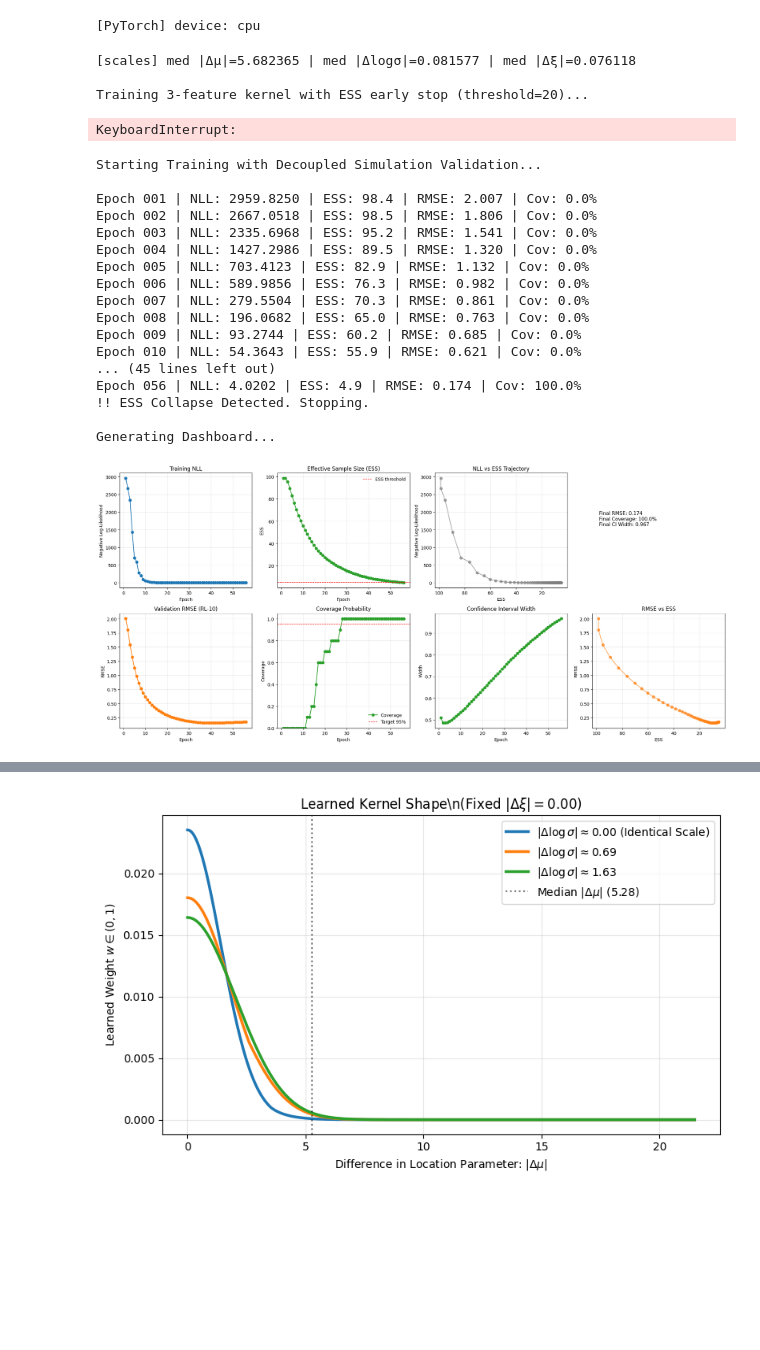
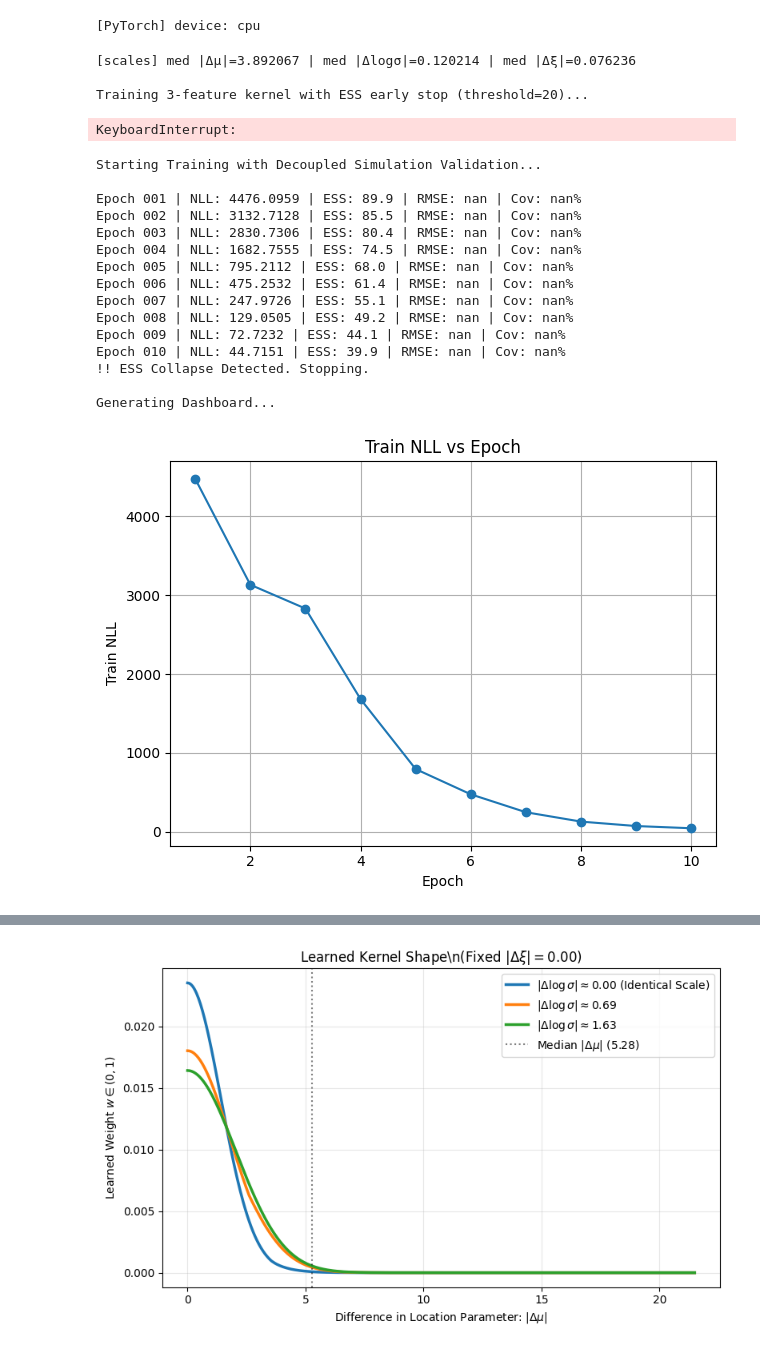
Before and after one commit to RPGSynth/EVT_Univariate, a Jupyter notebook: EVT_Classes/SIM/sim.ipynb, the cells around one changed output, grey strips where cells are left out. Drawn from its saved outputs; the diff is of its cells as text; code cells hidden in the pictures; blank space fills up the shorter version.

```diff
--- a/EVT_Classes/SIM/sim.ipynb
+++ b/EVT_Classes/SIM/sim.ipynb
@@ -21,7 +20,7 @@ import Refactor.gevPackage as gev
 #from EVT_Classes.GEV import GEV
 # %%
 gen_kwargs = dict(n_lat=10, n_lon=10, n_time=100,
-                  beta_mu0=70, beta_mu_t=0, beta_ls0=np.log(11.0),beta_ls_s=np.log(1),beta_mu_s=20,xi_noise=False,xi_noise_amp=0.05)
+                  beta_mu0=70, beta_mu_t=0, beta_ls0=np.log(11.0),beta_ls_s=np.log(2),beta_mu_s=30,xi_noise=False,xi_noise_amp=0.05)
 
 data, meta = generate_gev_dataset_linear(**gen_kwargs,)
 plot_random_time_series(data, meta)
@@ -988,7 +1185,7 @@ plt.grid(True)
 plt.tight_layout()
 plt.show()
 # %% [output]
-[scales] med |Δμ|=5.682365 | med |Δlogσ|=0.081577 | med |Δξ|=0.076118
+[scales] med |Δμ|=3.892067 | med |Δlogσ|=0.120214 | med |Δξ|=0.076236
 
 Training 3-feature kernel with ESS early stop (threshold=20)...
 KeyboardInterrupt:
@@ -1001,7 +1198,7 @@ from scipy.stats import genextreme
 import time
 
 # toggles
-DO_SIM_VALIDATION = True
+DO_SIM_VALIDATION = False
 
 # ==============================================================================
 # 2. Setup & Initialization
@@ -1010,11 +1207,11 @@ device = torch.device("cuda" if torch.cuda.is_available() else "cpu")
 
 # --- Hyperparameters ---
 K_SAMPLES = 1000
-epochs = 300
+epochs = 60
 batch_size_space = 100
 lr = 1e-4
 patience = 300
-ESS_MIN_THRESHOLD = 1
+ESS_MIN_THRESHOLD = 40
 ESS_SAMPLE_Q = 256
 
 # --- Validation Config ---
@@ -1250,46 +1447,44 @@ if DO_SIM_VALIDATION:
     axes[1,2].plot(ep_arr, hist["width"], color="tab:green", marker="o", linewidth=1.5)
     axes[1,2].set_title("Confidence Interval Width")
     axes[1,2].set_xlabel("Epoch")
     axes[1,2].set_ylabel("Width")
     axes[1,2].grid(alpha=0.3)
 
     axes[1,3].plot(hist["ess"], hist["rmse"], color="tab:blue", marker="o", alpha=0.7, linewidth=1.5)
     axes[1,3].set_title("RMSE vs ESS")
     axes[1,3].set_xlabel("ESS")
     axes[1,3].set_ylabel("RMSE")
     axes[1,3].invert_xaxis()
     axes[1,3].grid(alpha=0.3)
 
 
     plt.tight_layout()
     plt.show()
 else:
     ep_arr = np.arange(1, len(hist["nll"]) + 1)
     plt.figure()
     plt.plot(ep_arr, hist["nll"], marker="o")
     plt.xlabel("Epoch"); plt.ylabel("Train NLL")
     plt.title("Train NLL vs Epoch")
     plt.grid(True); plt.tight_layout()
     plt.show()
 # %% [output]
 Starting Training with Decoupled Simulation Validation...
 
-Epoch 001 | NLL: 2959.8250 | ESS: 98.4 | RMSE: 2.007 | Cov: 0.0%
-Epoch 002 | NLL: 2667.0518 | ESS: 98.5 | RMSE: 1.806 | Cov: 0.0%
-Epoch 003 | NLL: 2335.6968 | ESS: 95.2 | RMSE: 1.541 | Cov: 0.0%
-Epoch 004 | NLL: 1427.2986 | ESS: 89.5 | RMSE: 1.320 | Cov: 0.0%
-Epoch 005 | NLL: 703.4123 | ESS: 82.9 | RMSE: 1.132 | Cov: 0.0%
-Epoch 006 | NLL: 589.9856 | ESS: 76.3 | RMSE: 0.982 | Cov: 0.0%
-Epoch 007 | NLL: 279.5504 | ESS: 70.3 | RMSE: 0.861 | Cov: 0.0%
-Epoch 008 | NLL: 196.0682 | ESS: 65.0 | RMSE: 0.763 | Cov: 0.0%
-Epoch 009 | NLL: 93.2744 | ESS: 60.2 | RMSE: 0.685 | Cov: 0.0%
-Epoch 010 | NLL: 54.3643 | ESS: 55.9 | RMSE: 0.621 | Cov: 0.0%
-... (45 lines left out)
-Epoch 056 | NLL: 4.0202 | ESS: 4.9 | RMSE: 0.174 | Cov: 100.0%
+Epoch 001 | NLL: 4476.0959 | ESS: 89.9 | RMSE: nan | Cov: nan%
+Epoch 002 | NLL: 3132.7128 | ESS: 85.5 | RMSE: nan | Cov: nan%
+Epoch 003 | NLL: 2830.7306 | ESS: 80.4 | RMSE: nan | Cov: nan%
+Epoch 004 | NLL: 1682.7555 | ESS: 74.5 | RMSE: nan | Cov: nan%
+Epoch 005 | NLL: 795.2112 | ESS: 68.0 | RMSE: nan | Cov: nan%
+Epoch 006 | NLL: 475.2532 | ESS: 61.4 | RMSE: nan | Cov: nan%
+Epoch 007 | NLL: 247.9726 | ESS: 55.1 | RMSE: nan | Cov: nan%
+Epoch 008 | NLL: 129.0505 | ESS: 49.2 | RMSE: nan | Cov: nan%
+Epoch 009 | NLL: 72.7232 | ESS: 44.1 | RMSE: nan | Cov: nan%
+Epoch 010 | NLL: 44.7151 | ESS: 39.9 | RMSE: nan | Cov: nan%
 !! ESS Collapse Detected. Stopping.
 
 Generating Dashboard...
-[figure, old version]
+[figure, new version]
 # %%
 i,j = 5,5
 t_idx = 30
```
Also changed, not shown: parts of 19 cells of this notebook, 2 other files.
